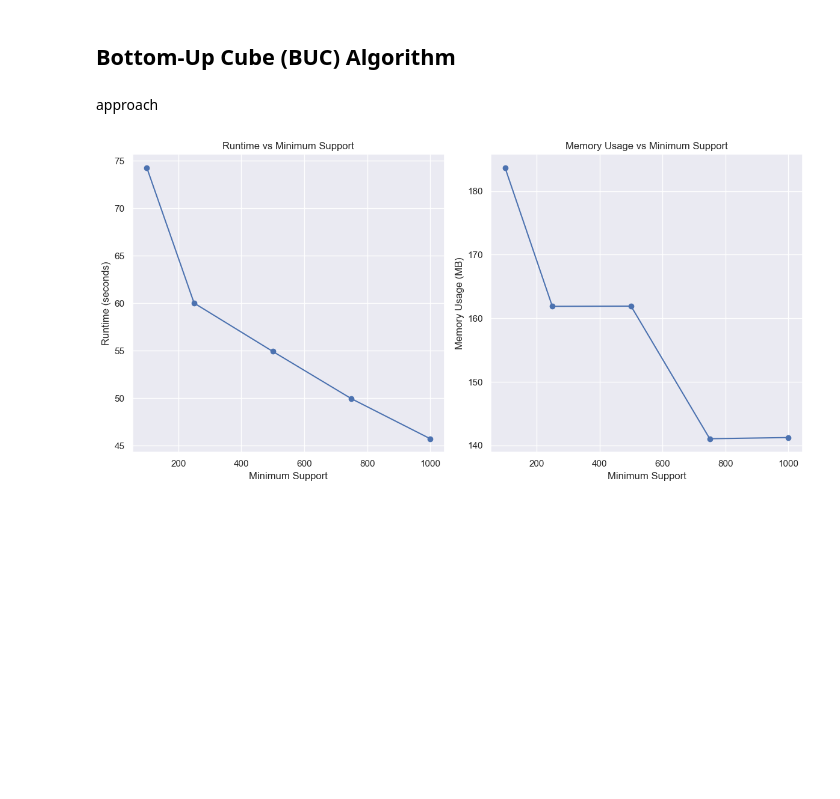
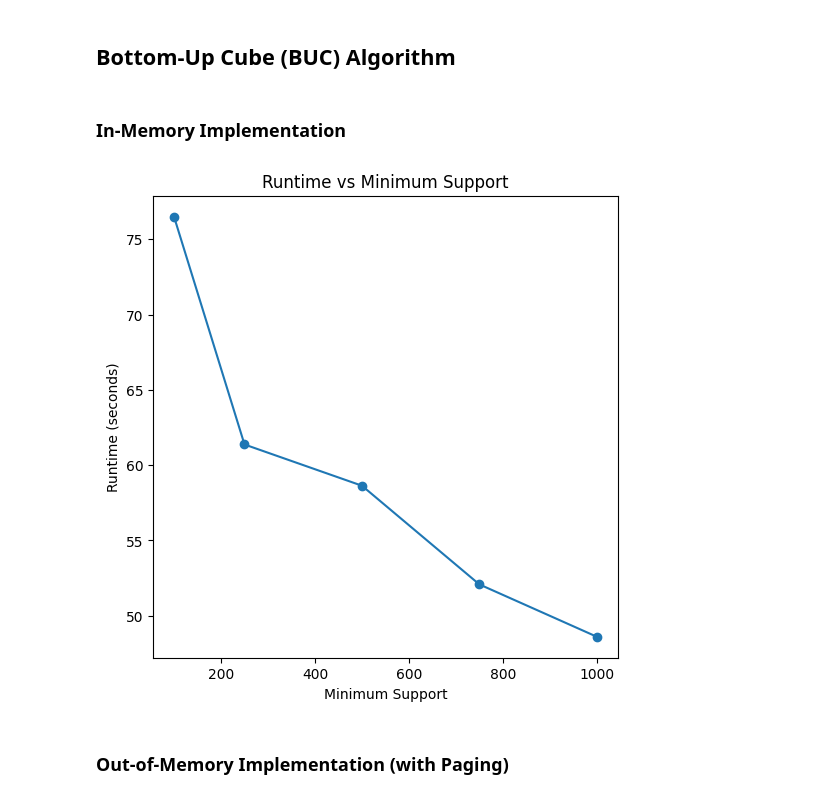
Before and after one commit to arghyawning/data-analytics-1-assignments, a Jupyter notebook: a2/assignment2 51/assignment2 51.ipynb, the cells around one changed output. Drawn from its saved outputs; the diff is of its cells as text; code cells hidden in the pictures; blank space fills up the shorter version.

```diff
--- a/a2/assignment2 51/assignment2 51.ipynb
+++ b/a2/assignment2 51/assignment2 51.ipynb
@@ -495,7 +448,7 @@ plt.show()
 # %% [markdown]
 ## Bottom-Up Cube (BUC) Algorithm
-# %% [markdown]
-approach
+# %% [markdown]
+### In-Memory Implementation
 # %%
 class BUC:
     def __init__(self, inputRelation, minsup=1):
@@ -544,42 +497,33 @@ class BUC:
     def get_results(self):
         return self.results
 # %%
-
 # Run BUC and profile runtime/memory usage
 minsup_values = [100, 250, 500, 750, 1000]  # Different minimum support thresholds
 runtimes = []
-mem_usages = []
+# mem_usages = []
 
 for minsup in minsup_values:
     start_time = time.time()
 
-    mem_usage = memory_usage((BUC, (generalized_data,), {"minsup": minsup}), interval=0.1)
+    # mem_usage = memory_usage(
+    #     (BUC, (generalized_data,), {"minsup": minsup}), interval=0.1
+    # )
     buc = BUC(generalized_data, minsup=minsup)
     buc.run_buc(generalized_data, 0)
 
     end_time = time.time()
 
     runtimes.append(end_time - start_time)
-    mem_usages.append(max(mem_usage))
-
-# Plotting the results
-plt.figure(figsize=(12, 6))
-
-# Plot runtime vs minsup
-plt.subplot(1, 2, 1)
-plt.plot(minsup_values, runtimes, marker='o')
-plt.title('Runtime vs Minimum Support')
-plt.xlabel('Minimum Support')
-plt.ylabel('Runtime (seconds)')
-
-# Plot memory usage vs minsup
-plt.subplot(1, 2, 2)
-plt.plot(minsup_values, mem_usages, marker='o')
-plt.title('Memory Usage vs Minimum Support')
-plt.xlabel('Minimum Support')
-plt.ylabel('Memory Usage (MB)')
-
-plt.tight_layout()
-plt.show()
+    # mem_usages.append(max(mem_usage))
-# %% [output]
-[figure, removed]
+# %%
+# Plotting the results
+plt.figure(figsize=(6, 6))
+plt.plot(minsup_values, runtimes, marker='o')
+plt.title('Runtime vs Minimum Support')
+plt.xlabel('Minimum Support')
+plt.ylabel('Runtime (seconds)')
+plt.show()
+# %% [output]
+[figure, added]
+# %% [markdown]
+### Out-of-Memory Implementation (with Paging)
```
Also changed, not shown: parts of 19 cells of this notebook.
